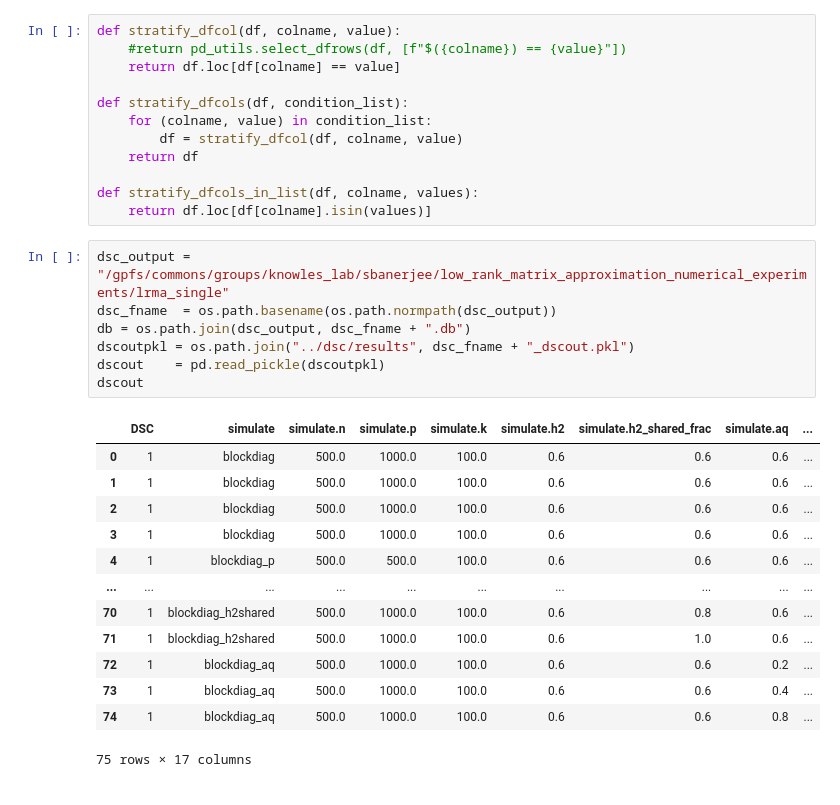
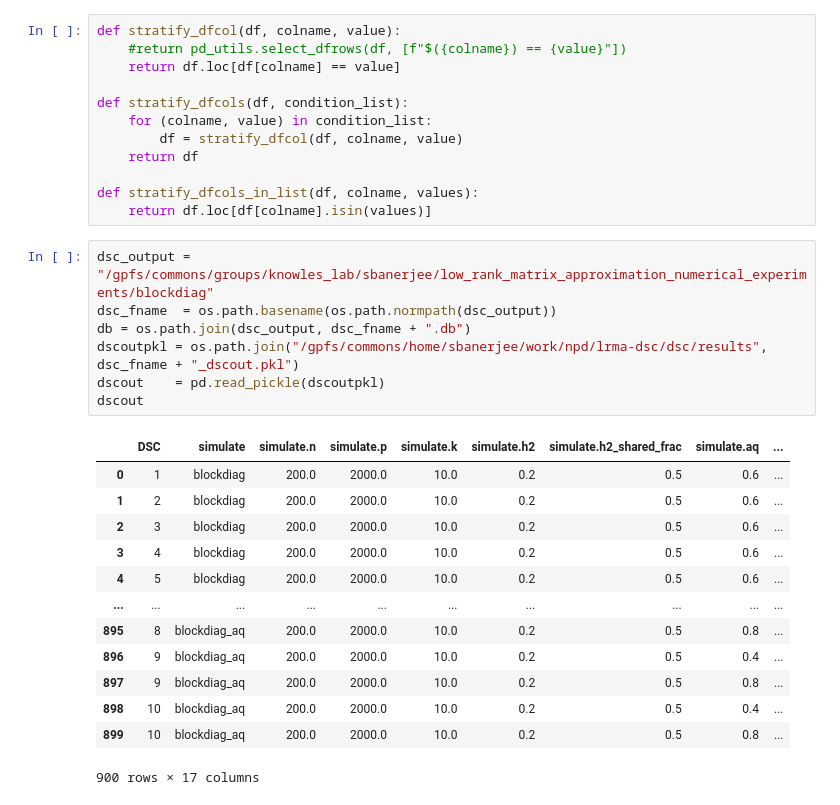
Before and after one commit to banskt/lrma-dsc, a Jupyter notebook: analysis/simulation_comparisons.ipynb, the cells around one changed output. Drawn from its saved outputs; the diff is of its cells as text.

```diff
--- a/analysis/simulation_comparisons.ipynb
+++ b/analysis/simulation_comparisons.ipynb
@@ -25,26 +25,26 @@ def stratify_dfcols(df, condition_list):
 def stratify_dfcols_in_list(df, colname, values):
     return df.loc[df[colname].isin(values)]
 # %%
-dsc_output = "/gpfs/commons/groups/knowles_lab/sbanerjee/low_rank_matrix_approximation_numerical_experiments/lrma_single"
+dsc_output = "/gpfs/commons/groups/knowles_lab/sbanerjee/low_rank_matrix_approximation_numerical_experiments/blockdiag"
 dsc_fname  = os.path.basename(os.path.normpath(dsc_output))
 db = os.path.join(dsc_output, dsc_fname + ".db")
-dscoutpkl = os.path.join("../dsc/results", dsc_fname + "_dscout.pkl")
+dscoutpkl = os.path.join("/gpfs/commons/home/sbanerjee/work/npd/lrma-dsc/dsc/results", dsc_fname + "_dscout.pkl")
 dscout    = pd.read_pickle(dscoutpkl)
 dscout
 # %% [output]
 |  | DSC | simulate | simulate.n | simulate.p | simulate.k | simulate.h2 | simulate.h2_shared_frac | simulate.aq | ... |
-| 0 | 1 | blockdiag | 500.0 | 1000.0 | 100.0 | 0.6 | 0.6 | 0.6 | ... |
-| 1 | 1 | blockdiag | 500.0 | 1000.0 | 100.0 | 0.6 | 0.6 | 0.6 | ... |
-| 2 | 1 | blockdiag | 500.0 | 1000.0 | 100.0 | 0.6 | 0.6 | 0.6 | ... |
-| 3 | 1 | blockdiag | 500.0 | 1000.0 | 100.0 | 0.6 | 0.6 | 0.6 | ... |
-| 4 | 1 | blockdiag_p | 500.0 | 500.0 | 100.0 | 0.6 | 0.6 | 0.6 | ... |
+| 0 | 1 | blockdiag | 200.0 | 2000.0 | 10.0 | 0.2 | 0.5 | 0.6 | ... |
+| 1 | 2 | blockdiag | 200.0 | 2000.0 | 10.0 | 0.2 | 0.5 | 0.6 | ... |
+| 2 | 3 | blockdiag | 200.0 | 2000.0 | 10.0 | 0.2 | 0.5 | 0.6 | ... |
+| 3 | 4 | blockdiag | 200.0 | 2000.0 | 10.0 | 0.2 | 0.5 | 0.6 | ... |
+| 4 | 5 | blockdiag | 200.0 | 2000.0 | 10.0 | 0.2 | 0.5 | 0.6 | ... |
 | ... | ... | ... | ... | ... | ... | ... | ... | ... | ... |
-| 70 | 1 | blockdiag_h2shared | 500.0 | 1000.0 | 100.0 | 0.6 | 0.8 | 0.6 | ... |
-| 71 | 1 | blockdiag_h2shared | 500.0 | 1000.0 | 100.0 | 0.6 | 1.0 | 0.6 | ... |
-| 72 | 1 | blockdiag_aq | 500.0 | 1000.0 | 100.0 | 0.6 | 0.6 | 0.2 | ... |
-| 73 | 1 | blockdiag_aq | 500.0 | 1000.0 | 100.0 | 0.6 | 0.6 | 0.4 | ... |
-| 74 | 1 | blockdiag_aq | 500.0 | 1000.0 | 100.0 | 0.6 | 0.6 | 0.8 | ... |
+| 895 | 8 | blockdiag_aq | 200.0 | 2000.0 | 10.0 | 0.2 | 0.5 | 0.8 | ... |
+| 896 | 9 | blockdiag_aq | 200.0 | 2000.0 | 10.0 | 0.2 | 0.5 | 0.4 | ... |
+| 897 | 9 | blockdiag_aq | 200.0 | 2000.0 | 10.0 | 0.2 | 0.5 | 0.8 | ... |
+| 898 | 10 | blockdiag_aq | 200.0 | 2000.0 | 10.0 | 0.2 | 0.5 | 0.4 | ... |
+| 899 | 10 | blockdiag_aq | 200.0 | 2000.0 | 10.0 | 0.2 | 0.5 | 0.8 | ... |
-75 rows × 17 columns
+900 rows × 17 columns
 # %%
 methods = {
     "rpca" : ["rpca", "truncated_svd"],
```
Also changed, not shown: parts of 12 cells of this notebook, 8 other files.
